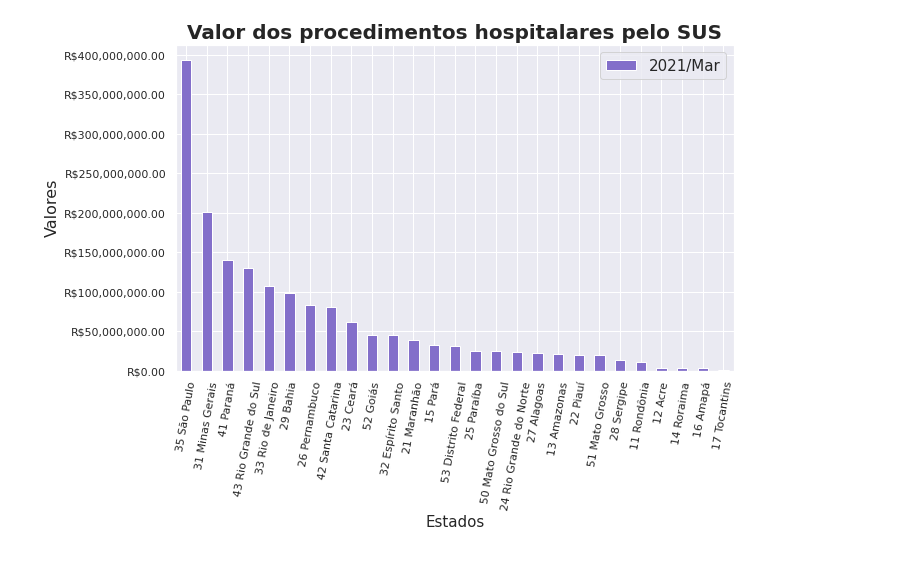
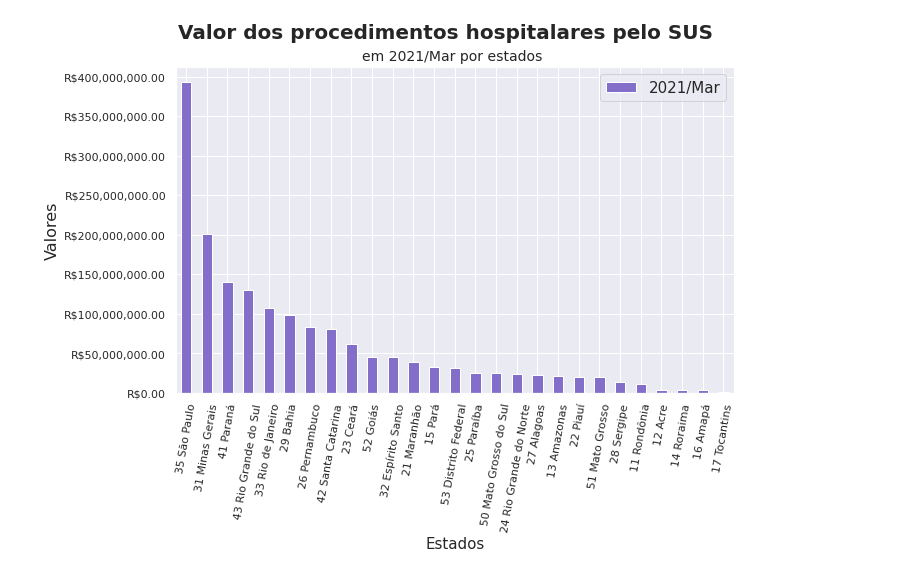
Before and after one commit to ccasado/saude-em-dados, a Jupyter notebook: notebooks/procedimentos_hospitalares.ipynb, the cells around one changed output. Cells and saved outputs as stored; diff of their text form; code cells hidden in the pictures.

```diff
--- a/notebooks/procedimentos_hospitalares.ipynb
+++ b/notebooks/procedimentos_hospitalares.ipynb
@@ -15,13 +15,14 @@ dados = pd.read_csv("https://raw.githubusercontent.com/ccasado/saude-em-dados/ma
 # %%
 dados_sort = dados[["Unidade da Federação", "2021/Mar"]].sort_values(by = "2021/Mar", ascending = False)
 ax = dados_sort.plot(x="Unidade da Federação", y = "2021/Mar", kind ="bar", figsize=(10,6), legend=None, color="#836fca")
 ax.yaxis.set_major_formatter(ticker.StrMethodFormatter('R${x:,.2f}'))
 ax.legend(fontsize=15)
-plt.title("Valor dos procedimentos hospitalares pelo SUS", size=20, weight='bold' )
+plt.suptitle("Valor dos procedimentos hospitalares pelo SUS", size=20, weight='bold' )
+plt.title("em 2021/Mar por estados ", size=14)
 plt.xlabel("Estados", size = 15)
 plt.ylabel("Valores", size = 16)
 plt.xticks(rotation=80)
 
 plt.show()
 # %% [output]
-[figure, old version]
+[figure, new version]
```
